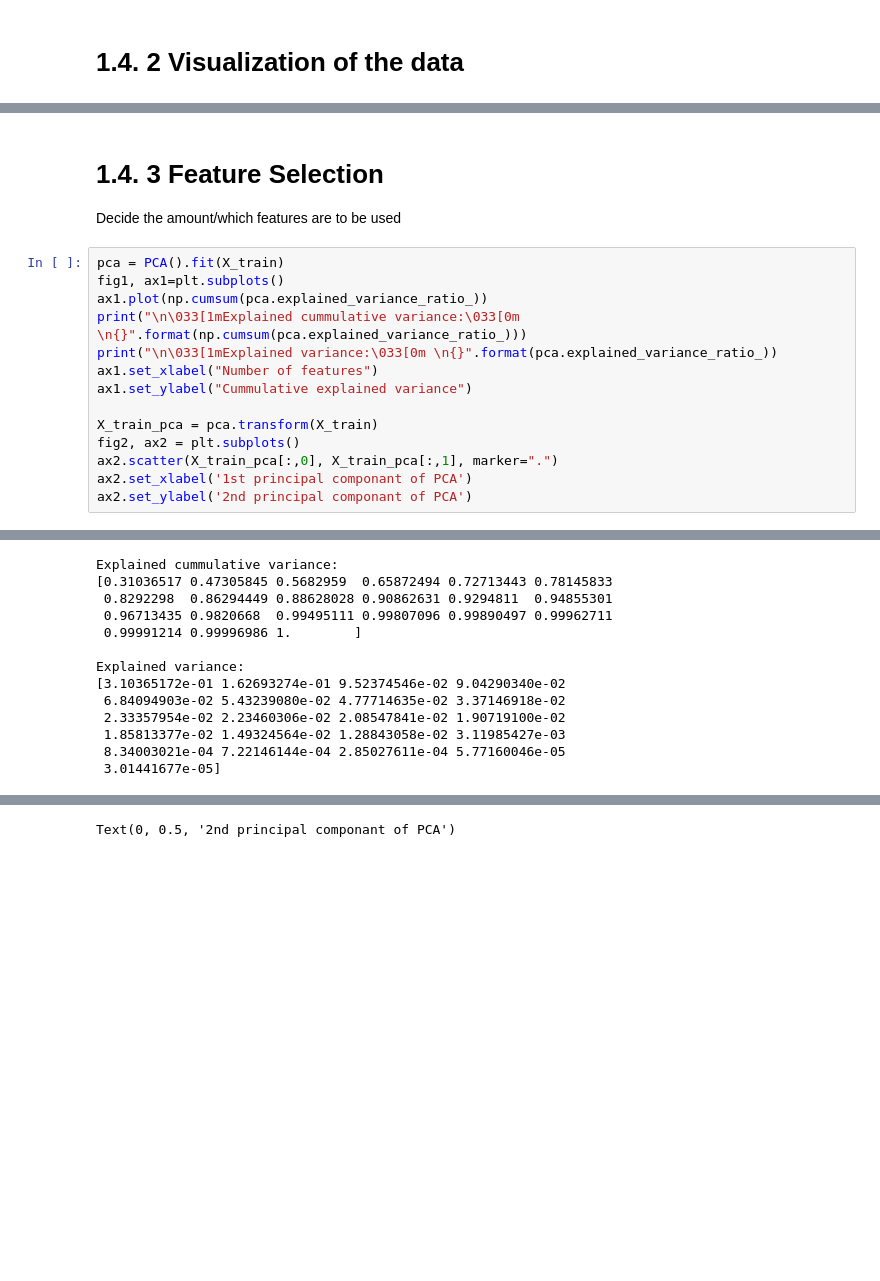
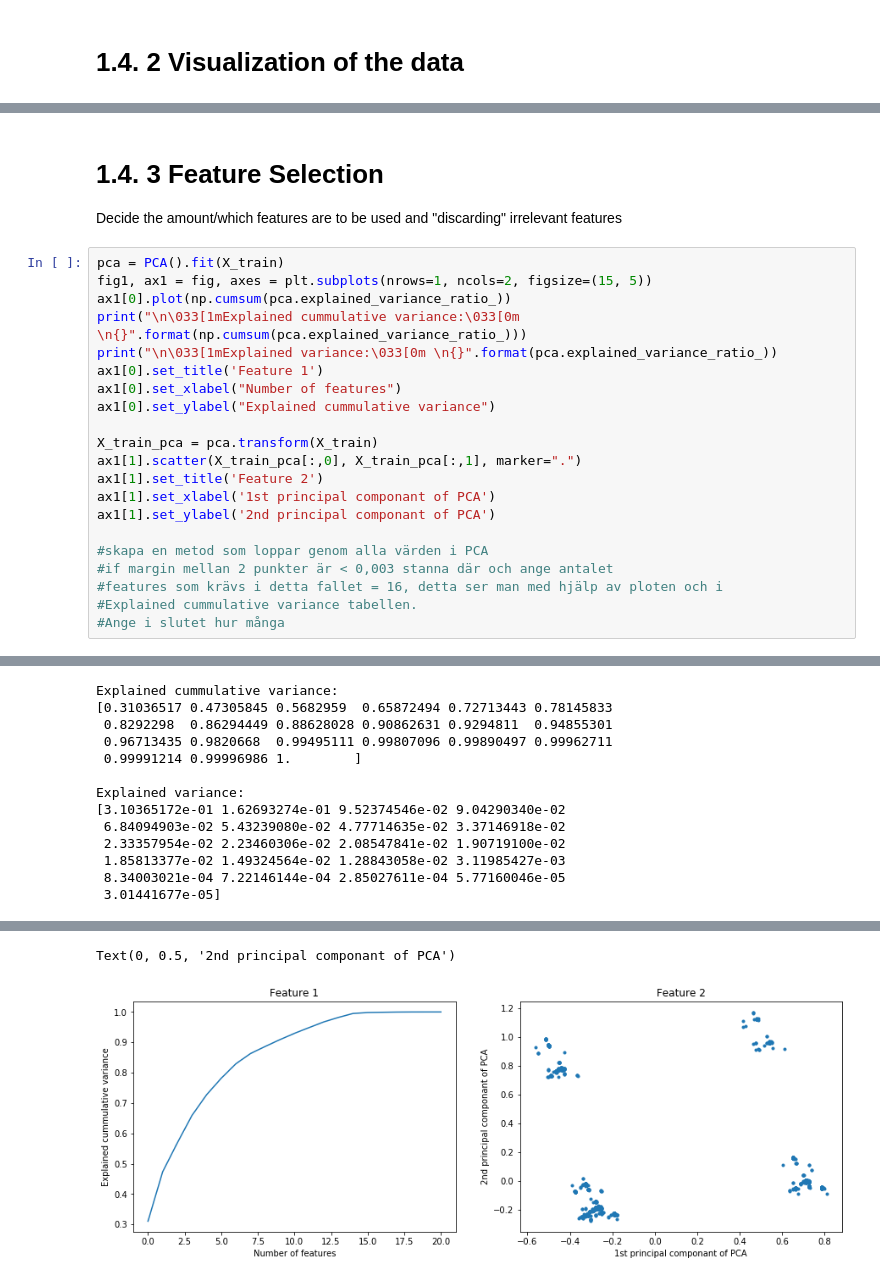
Before and after one commit to z0zz0/Learning-systems-project, a Jupyter notebook: Classification part/thyroidTrain.ipynb, the cells around one changed output, grey strips where cells are left out. Saved outputs shown, nothing was run; the diff lists cells and outputs as text; blank space fills up the shorter version.

```diff
--- a/Classification part/thyroidTrain.ipynb
+++ b/Classification part/thyroidTrain.ipynb
@@ -76,19 +77,26 @@ fig.show()
 [interactive output not drawn]
 # %% [markdown]
 # 1.4. 3 Feature Selection
-Decide the amount/which features are to be used
+Decide the amount/which features are to be used and "discarding" irrelevant features
 # %%
 pca = PCA().fit(X_train)
-fig1, ax1=plt.subplots()
-ax1.plot(np.cumsum(pca.explained_variance_ratio_))
+fig1, ax1 = fig, axes = plt.subplots(nrows=1, ncols=2, figsize=(15, 5))
+ax1[0].plot(np.cumsum(pca.explained_variance_ratio_))
 print("\n\033[1mExplained cummulative variance:\033[0m \n{}".format(np.cumsum(pca.explained_variance_ratio_)))
 print("\n\033[1mExplained variance:\033[0m \n{}".format(pca.explained_variance_ratio_))
-ax1.set_xlabel("Number of features")
-ax1.set_ylabel("Cummulative explained variance")
+ax1[0].set_title('Feature 1')
+ax1[0].set_xlabel("Number of features")
+ax1[0].set_ylabel("Explained cummulative variance")
 
 X_train_pca = pca.transform(X_train)
-fig2, ax2 = plt.subplots()
-ax2.scatter(X_train_pca[:,0], X_train_pca[:,1], marker=".")
-ax2.set_xlabel('1st principal componant of PCA')
-ax2.set_ylabel('2nd principal componant of PCA')
+ax1[1].scatter(X_train_pca[:,0], X_train_pca[:,1], marker=".")
+ax1[1].set_title('Feature 2')
+ax1[1].set_xlabel('1st principal componant of PCA')
+ax1[1].set_ylabel('2nd principal componant of PCA')
+
+#skapa en metod som loppar genom alla värden i PCA
+#if margin mellan 2 punkter är < 0,003 stanna där och ange antalet
+#features som krävs i detta fallet = 16, detta ser man med hjälp av ploten och i
+#Explained cummulative variance tabellen.
+#Ange i slutet hur många
 # %% [output]
@@ -112 +116,2 @@ Explained variance:
 Text(0, 0.5, '2nd principal componant of PCA')
+[figure, added]
```
Also changed, not shown: parts of 5 cells of this notebook.
